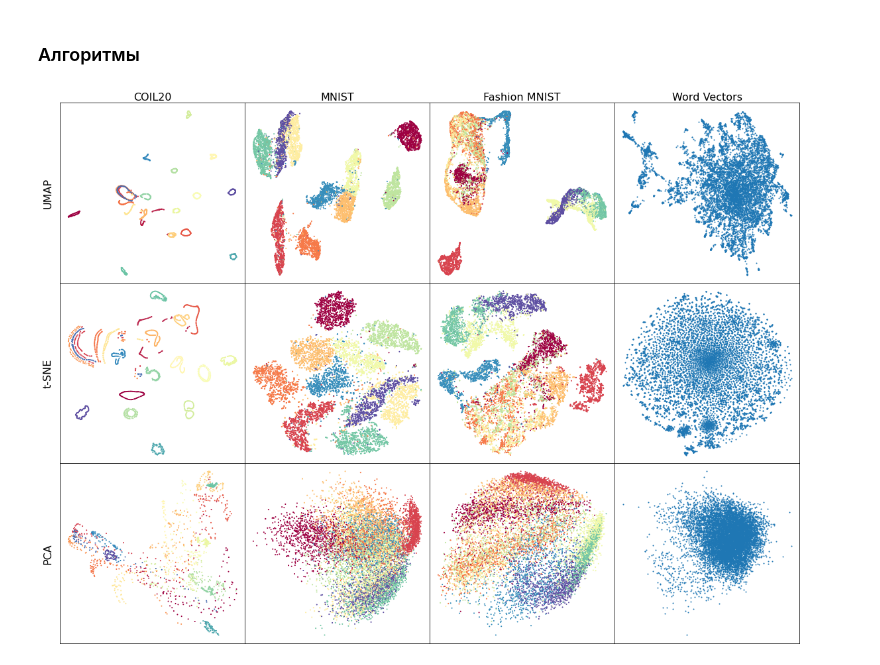
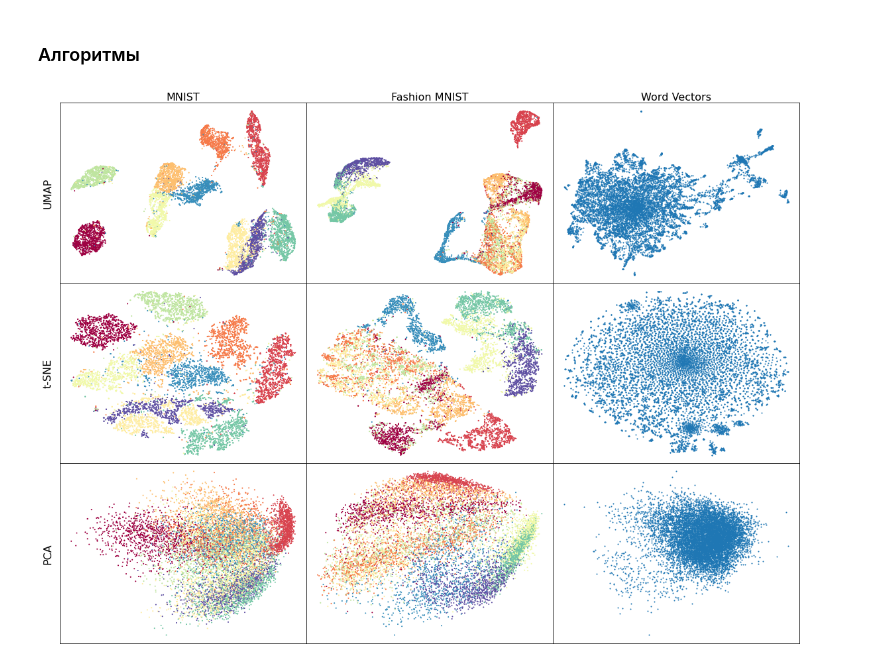
Before and after one commit to SergiusMagnus/Intelligent-Systems, a Jupyter notebook: Dimensionality Reduction/Dimensionality Reduction.ipynb, the cells around one changed output. Drawn from its saved outputs; the diff is of its cells as text; code cells hidden in the pictures.

```diff
--- a/Dimensionality Reduction/Dimensionality Reduction.ipynb
+++ b/Dimensionality Reduction/Dimensionality Reduction.ipynb
@@ -51,30 +49,35 @@ pca = PCA(n_components=2)
 # %%
 algorithms = [('UMAP', umap), ('t-SNE', tsne), ('PCA', pca)]
 
-data_sets = [('COIL20', df_coil.drop(columns='1025'), df_coil['1025']),
-            ('MNIST', df_mnist, df_mnist['class']),
+# data_sets = [('COIL20', df_coil.drop(columns='1025'), df_coil['1025']),
+#             ('MNIST', df_mnist, df_mnist['class']),
+#             ('Fashion MNIST', df_fmnist, fmnist_y),
+#             ('Word Vectors', word_vectors, None)]
+
+data_sets = [('MNIST', df_mnist, df_mnist['class']),
             ('Fashion MNIST', df_fmnist, fmnist_y),
             ('Word Vectors', word_vectors, None)]
 
+
 algorithms_number = len(algorithms)
 data_sets_number = len(data_sets)
 # %%
 fig = plt.figure(figsize=(20, 15))
 ax = fig.add_gridspec(algorithms_number, data_sets_number, hspace=0, wspace=0).subplots()
 
 for j in range(data_sets_number):
     ax[0, j].set_xlabel(data_sets[j][0], fontsize=16)
     ax[0, j].xaxis.set_label_position('top')
 
 for i in range(algorithms_number):
-    ax[i, 0].set_ylabel(models[i][0], fontsize=16)
+    ax[i, 0].set_ylabel(algorithms[i][0], fontsize=16)
 
 for i in range(algorithms_number):
     for j in range(data_sets_number):
-        embedding = models[i][1].fit_transform(data_sets[j][1])
+        embedding = algorithms[i][1].fit_transform(data_sets[j][1])
         ax[i, j].scatter(-embedding[:, 0], -embedding[:, 1], c=data_sets[j][2], cmap='Spectral', s=1)
         ax[i, j].tick_params(left = False, bottom=False)
         ax[i, j].set_yticklabels([])
         ax[i, j].set_xticklabels([])
 # %% [output]
-[figure, old version]
+[figure, new version]
```
Also changed, not shown: parts of 3 cells of this notebook.
